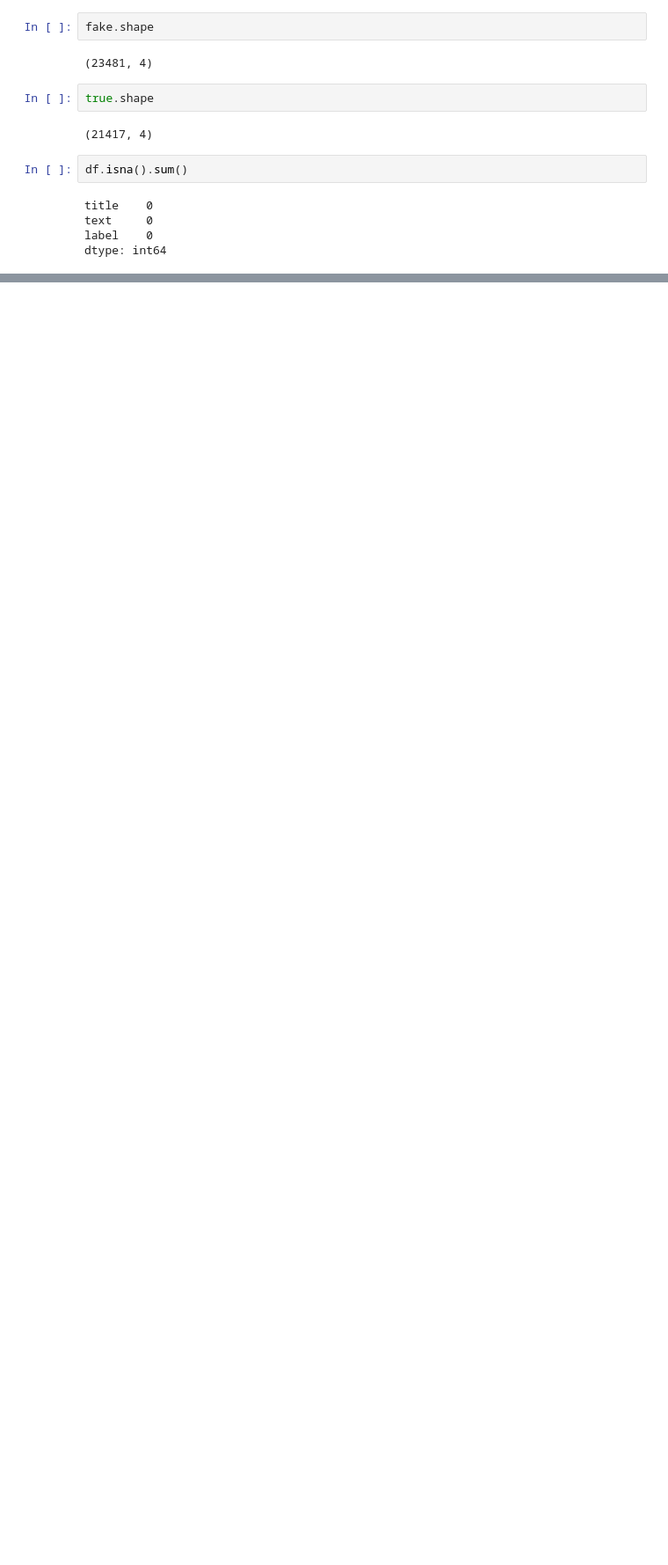
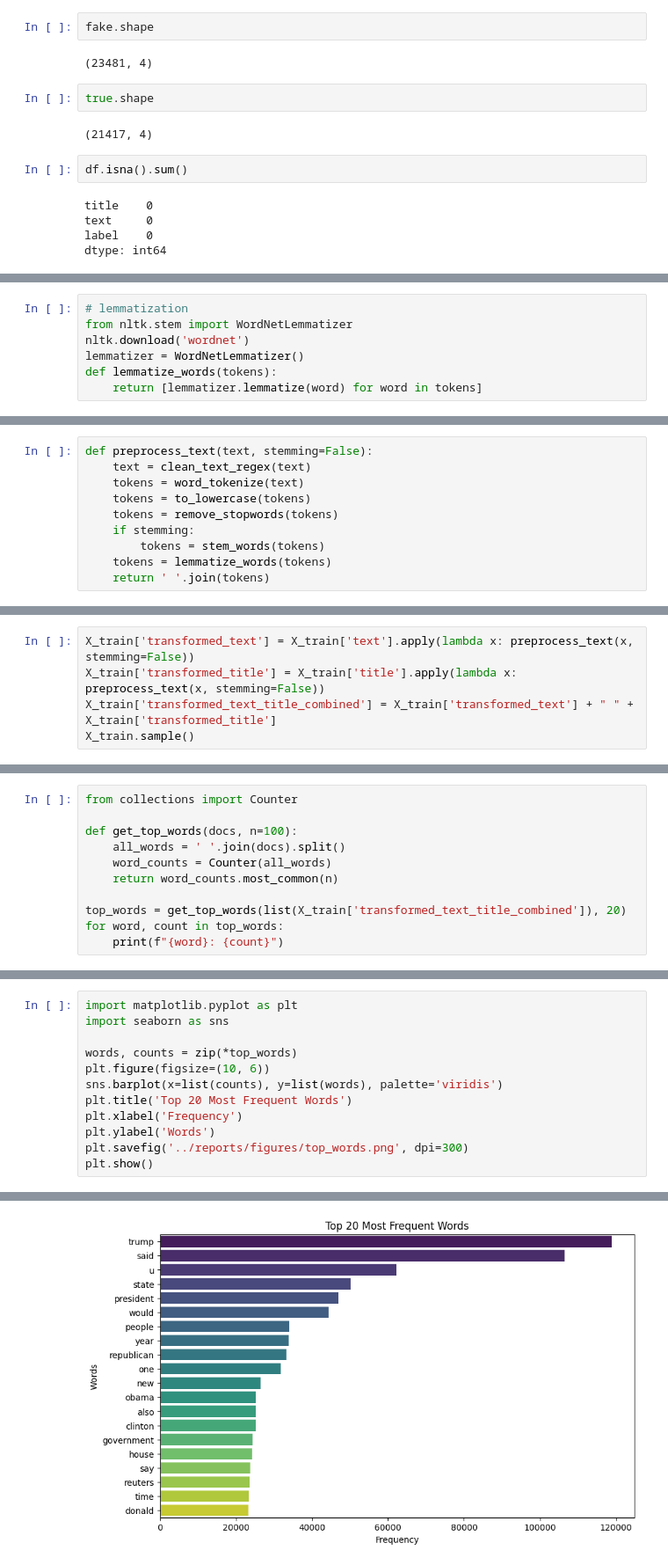
Before and after one commit to ShehabMagdy101/Fake-News-Sentiment-Detection-System-using-NLP-and-Transformers, a Jupyter notebook: notebooks/01_eda_preprocessing.ipynb, the cells around one changed output, grey strips where cells are left out. Shown at 88% size. Saved outputs shown, nothing was run; the diff lists cells and outputs as text; blank space fills up the shorter version.

```diff
--- a/notebooks/01_eda_preprocessing.ipynb
+++ b/notebooks/01_eda_preprocessing.ipynb
@@ -51,0 +104,7 @@ plt.show()
+# %%
+# lemmatization
+from nltk.stem import WordNetLemmatizer
+nltk.download('wordnet')
+lemmatizer = WordNetLemmatizer()
+def lemmatize_words(tokens):
+    return [lemmatizer.lemmatize(word) for word in tokens]
@@ -51,0 +115,10 @@ plt.show()
+# %%
+def preprocess_text(text, stemming=False):
+    text = clean_text_regex(text)
+    tokens = word_tokenize(text)
+    tokens = to_lowercase(tokens)
+    tokens = remove_stopwords(tokens)
+    if stemming:
+        tokens = stem_words(tokens)
+    tokens = lemmatize_words(tokens)
+    return ' '.join(tokens)
@@ -51,0 +127,5 @@ plt.show()
+# %%
+X_train['transformed_text'] = X_train['text'].apply(lambda x: preprocess_text(x, stemming=False))
+X_train['transformed_title'] = X_train['title'].apply(lambda x: preprocess_text(x, stemming=False))
+X_train['transformed_text_title_combined'] = X_train['transformed_text'] + " " + X_train['transformed_title']
+X_train.sample()
@@ -51,0 +156,11 @@ plt.show()
+# %%
+from collections import Counter
+
+def get_top_words(docs, n=100):
+    all_words = ' '.join(docs).split()
+    word_counts = Counter(all_words)
+    return word_counts.most_common(n)
+
+top_words = get_top_words(list(X_train['transformed_text_title_combined']), 20)
+for word, count in top_words:
+    print(f"{word}: {count}")
@@ -51,0 +188,13 @@ plt.show()
+# %%
+import matplotlib.pyplot as plt
+import seaborn as sns
+
+words, counts = zip(*top_words)
+plt.figure(figsize=(10, 6))
+sns.barplot(x=list(counts), y=list(words), palette='viridis')
+plt.title('Top 20 Most Frequent Words')
+plt.xlabel('Frequency')
+plt.ylabel('Words')
+plt.savefig('../reports/figures/top_words.png', dpi=300)
+plt.show()
+# %% [output]
@@ -51,0 +204 @@ plt.show()
+[figure, added]
```
Also changed, not shown: parts of 25 cells of this notebook, 15 other files.
